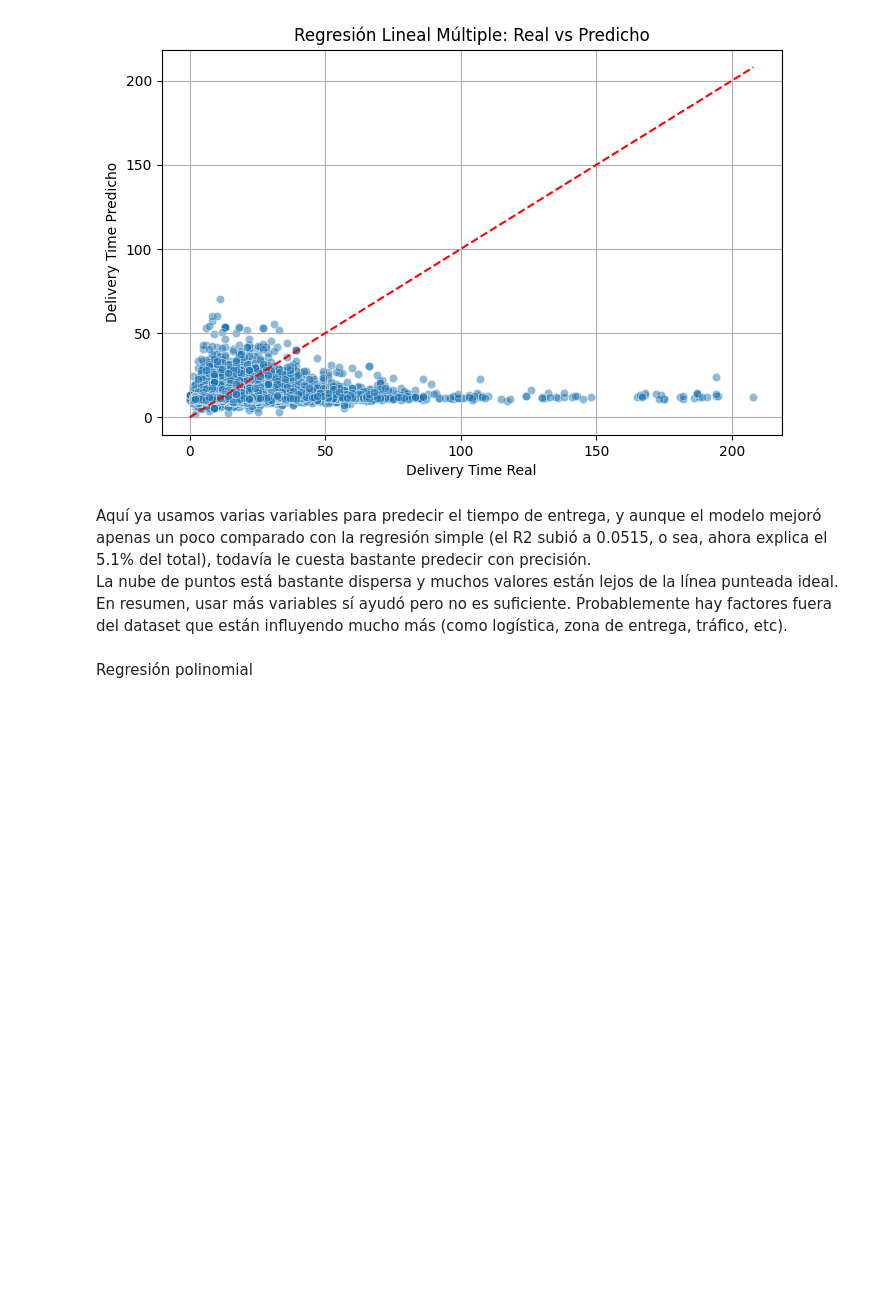
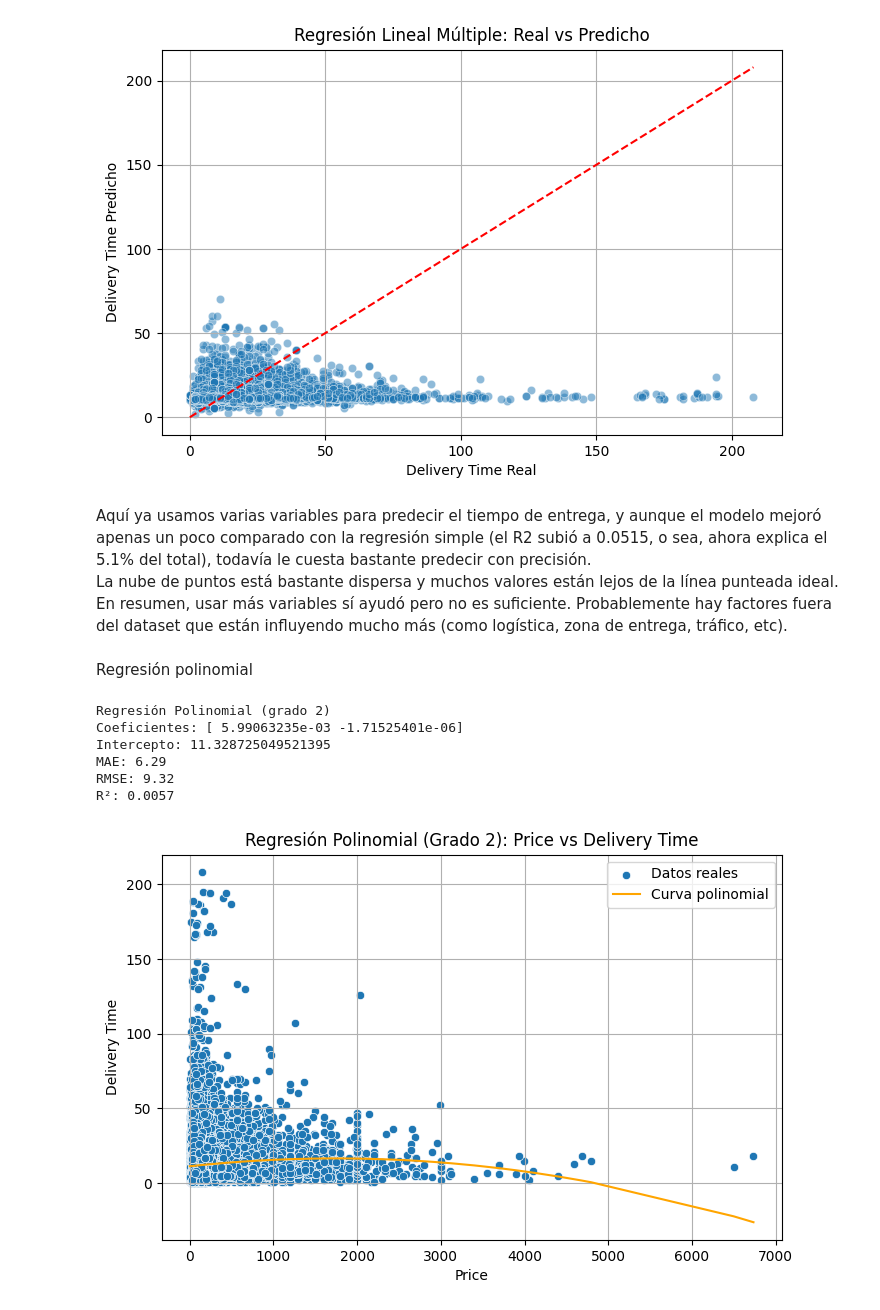
Before and after one commit to vgcarlol/proy3_MD, a Jupyter notebook: eda_report.ipynb, the cells around one changed output. Saved outputs shown, nothing was run; the diff lists cells and outputs as text; code cells hidden in the pictures; blank space fills up the shorter version.

Commit message:
Modelo de regresión polinomial

```diff
--- a/eda_report.ipynb
+++ b/eda_report.ipynb
@@ -278,3 +278,50 @@ Aquí ya usamos varias variables para predecir el tiempo de entrega, y aunque el
 La nube de puntos está bastante dispersa y muchos valores están lejos de la línea punteada ideal. En resumen, usar más variables sí ayudó pero no es suficiente. Probablemente hay factores fuera del dataset que están influyendo mucho más (como logística, zona de entrega, tráfico, etc).
 # %% [markdown]
 Regresión polinomial
+# %%
+from sklearn.preprocessing import PolynomialFeatures
+
+# Variable base
+X_poly_base = df_model[['price']]
+y_poly = df_model['delivery_time']
+
+# Transformación polinomial de grado 2
+poly = PolynomialFeatures(degree=2, include_bias=False)
+X_poly = poly.fit_transform(X_poly_base)
+
+# Modelo
+model_poly = LinearRegression()
+model_poly.fit(X_poly, y_poly)
+
+# Predicción
+y_pred_poly = model_poly.predict(X_poly)
+
+# Métricas
+print("Regresión Polinomial (grado 2)")
+print("Coeficientes:", model_poly.coef_)
+print("Intercepto:", model_poly.intercept_)
+print("MAE:", round(mean_absolute_error(y_poly, y_pred_poly), 2))
+print("RMSE:", round(np.sqrt(mean_squared_error(y_poly, y_pred_poly)), 2))
+print("R²:", round(r2_score(y_poly, y_pred_poly), 4))
+
+plt.figure(figsize=(8,5))
+sorted_idx = X_poly_base['price'].argsort()
+x_sorted = X_poly_base['price'].iloc[sorted_idx]
+y_sorted = y_pred_poly[sorted_idx]
+
+sns.scatterplot(x=X_poly_base['price'], y=y_poly, label='Datos reales')
+plt.plot(x_sorted, y_sorted, color='orange', label='Curva polinomial')
+plt.xlabel('Price')
+plt.ylabel('Delivery Time')
+plt.title('Regresión Polinomial (Grado 2): Price vs Delivery Time')
+plt.legend()
+plt.grid(True)
+plt.show()
+# %% [output]
+Regresión Polinomial (grado 2)
+Coeficientes: [ 5.99063235e-03 -1.71525401e-06]
+Intercepto: 11.328725049521395
+MAE: 6.29
+RMSE: 9.32
+R²: 0.0057
+[figure, added]
```
Also changed, not shown: parts of 1 cell of this notebook.
